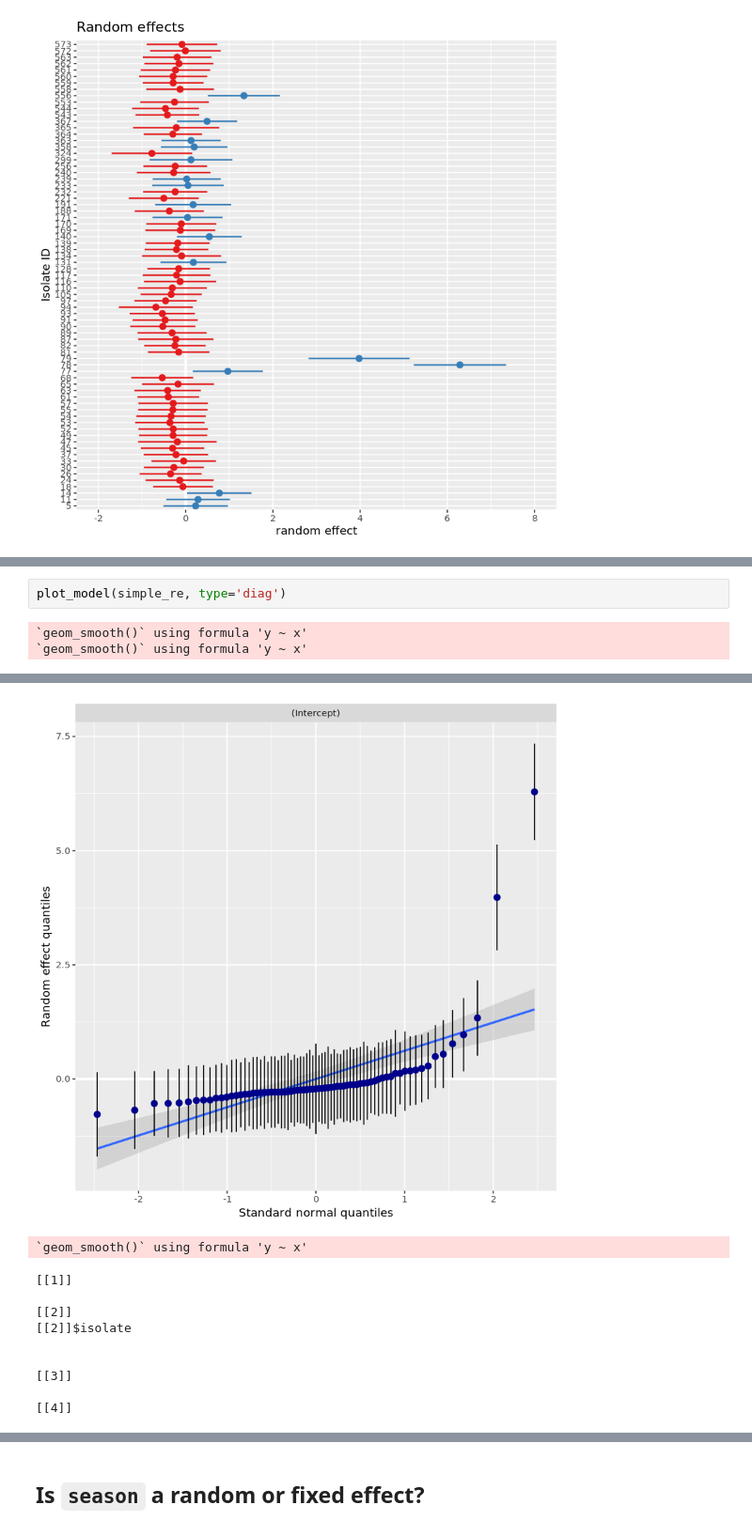
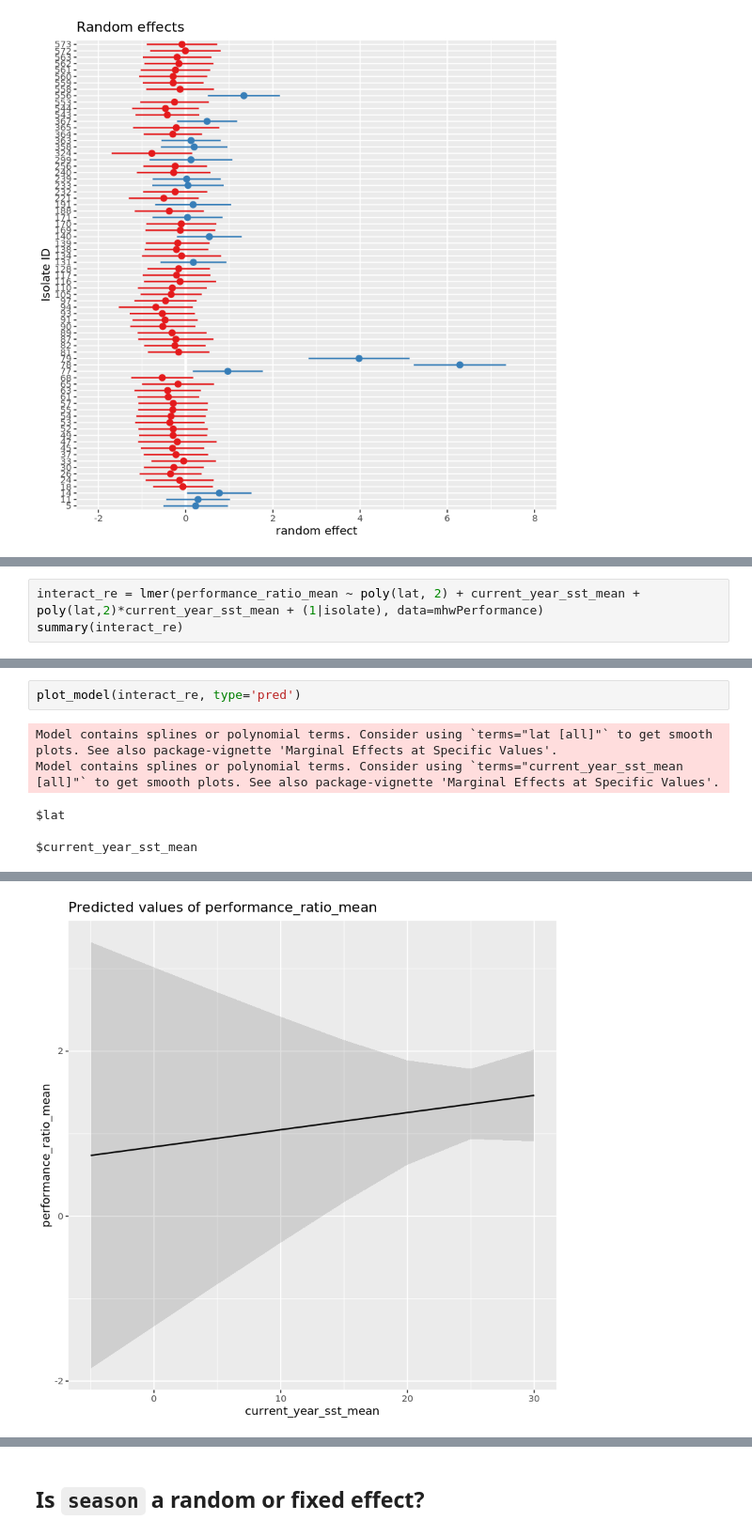
Before and after one commit to HuckleyLab/phyto-mhw, a Jupyter notebook: analysis/modeling/Phytoplankton-LMM.R.ipynb, the cells around one changed output, grey strips where cells are left out. Shown at 94% size. Saved outputs shown, nothing was run; the diff lists cells and outputs as text.

Commit message:
updates to model

```diff
--- a/analysis/modeling/Phytoplankton-LMM.R.ipynb
+++ b/analysis/modeling/Phytoplankton-LMM.R.ipynb
@@ -165,0 +207,3 @@ plot_model(simple_re, type='re') + xlab("Isolate ID") + ylab('random effect')
+# %%
+interact_re = lmer(performance_ratio_mean ~ poly(lat, 2) + current_year_sst_mean + poly(lat,2)*current_year_sst_mean + (1|isolate), data=mhwPerformance)
+summary(interact_re)
@@ -166,5 +228,8 @@ plot_model(simple_re, type='re') + xlab("Isolate ID") + ylab('random effect')
 # %%
-plot_model(simple_re, type='diag')
+plot_model(interact_re, type='pred')
 # %% [output]
-`geom_smooth()` using formula 'y ~ x'
-`geom_smooth()` using formula 'y ~ x'
+Model contains splines or polynomial terms. Consider using `terms="lat [all]"` to get smooth plots. See also package-vignette 'Marginal Effects at Specific Values'.
+Model contains splines or polynomial terms. Consider using `terms="current_year_sst_mean [all]"` to get smooth plots. See also package-vignette 'Marginal Effects at Specific Values'.
+$lat
+
+$current_year_sst_mean
@@ -172,11 +237 @@ plot_model(simple_re, type='diag')
-[figure, old version]
+[figure, new version]
-`geom_smooth()` using formula 'y ~ x'
-[[1]]
-
-[[2]]
-[[2]]$isolate
-
-
-[[3]]
-
-[[4]]
```
Also changed, not shown: parts of 31 cells of this notebook.
